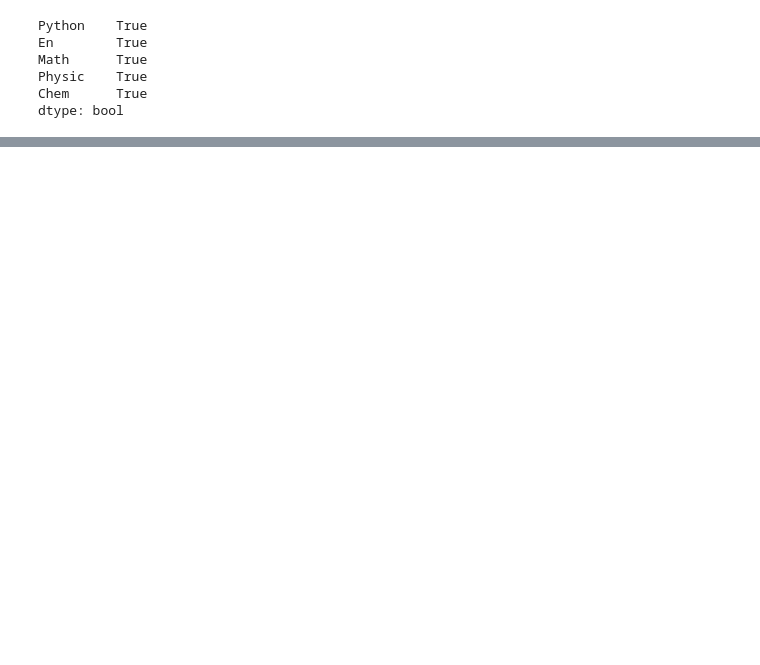
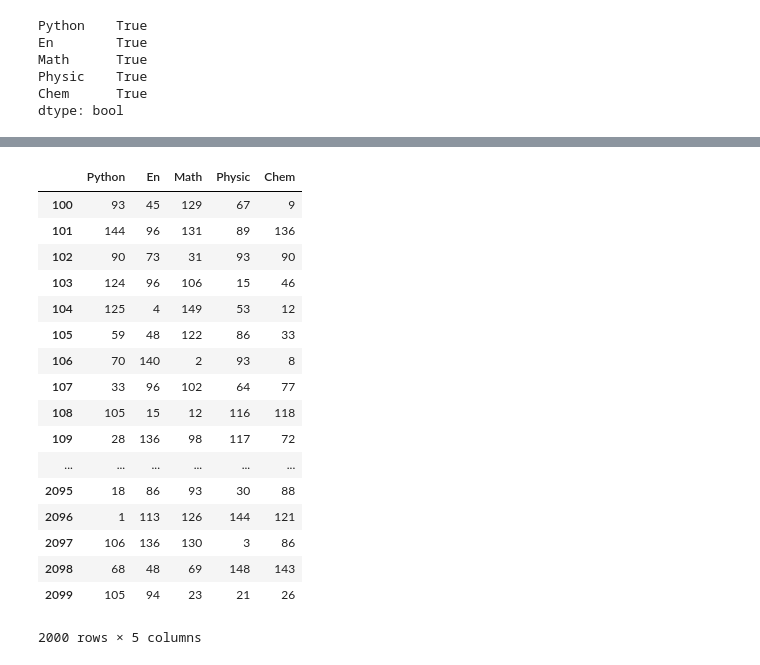
Before and after one commit to david8388/Python-100-Days, a Jupyter notebook: Day16-30/Day17/pandas3.ipynb, the cells around one changed output, grey strips where cells are left out. Cells and saved outputs as stored; diff of their text form; code cells hidden in the pictures; blank space fills up the shorter version.

```diff
--- a/Day16-30/Day17/pandas3.ipynb
+++ b/Day16-30/Day17/pandas3.ipynb
@@ -182,0 +208,22 @@ n
+# %%
+df = DataFrame(np.random.randint(0,150,size=(2000, 5)), index=np.arange(100, 2100), columns=['Python','En','Math','Physic','Chem'])
+df
+# %% [output]
+|  | Python | En | Math | Physic | Chem |
+| 100 | 93 | 45 | 129 | 67 | 9 |
+| 101 | 144 | 96 | 131 | 89 | 136 |
+| 102 | 90 | 73 | 31 | 93 | 90 |
+| 103 | 124 | 96 | 106 | 15 | 46 |
+| 104 | 125 | 4 | 149 | 53 | 12 |
+| 105 | 59 | 48 | 122 | 86 | 33 |
+| 106 | 70 | 140 | 2 | 93 | 8 |
+| 107 | 33 | 96 | 102 | 64 | 77 |
+| 108 | 105 | 15 | 12 | 116 | 118 |
+| 109 | 28 | 136 | 98 | 117 | 72 |
+| ... | ... | ... | ... | ... | ... |
+| 2095 | 18 | 86 | 93 | 30 | 88 |
+| 2096 | 1 | 113 | 126 | 144 | 121 |
+| 2097 | 106 | 136 | 130 | 3 | 86 |
+| 2098 | 68 | 48 | 69 | 148 | 143 |
+| 2099 | 105 | 94 | 23 | 21 | 26 |
+2000 rows × 5 columns
```
Also changed, not shown: parts of 12 cells of this notebook.
